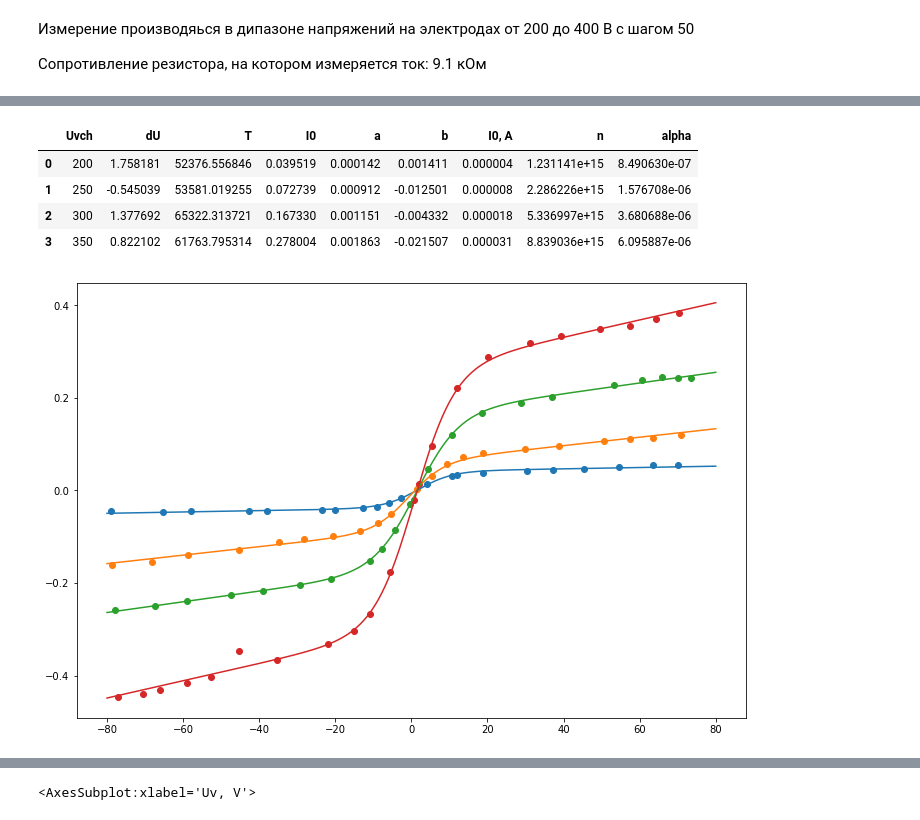
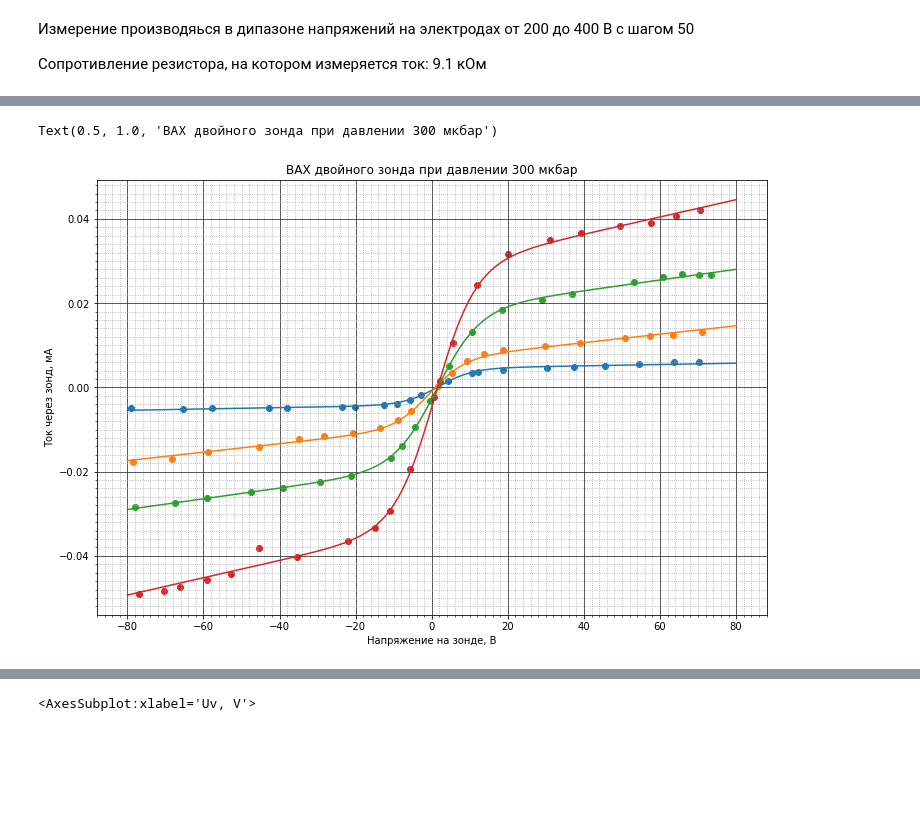
Before and after one commit to Redencon/Lapki, a Jupyter notebook: DZ.ipynb, the cells around one changed output, grey strips where cells are left out. Saved outputs shown, nothing was run; the diff lists cells and outputs as text; code cells hidden in the pictures; blank space fills up the shorter version.

```diff
--- a/DZ.ipynb
+++ b/DZ.ipynb
@@ -139,9 +139,11 @@ data = pd.DataFrame([
     {'Uv, V': +65.4, 'Ui, V': +.806, 'p, mkbar': 62.9, 'Uvch, V': 400},
     {'Uv, V': +72.5, 'Ui, V': +.848, 'p, mkbar': 62.9, 'Uvch, V': 400},
 ])
+data['Uv_real, V'] = data['Uv, V'] - data['Ui, V']
+data['I, mA'] = data['Ui, V'] / 9.1
 plt.figure(figsize=(12,8))
 ax = plt.axes()
-sns.scatterplot(data = data, x = 'Uv, V', y = 'Ui, V', ax=ax, hue='Uvch, V', palette='viridis')
+sns.scatterplot(data = data, x = 'Uv_real, V', y = 'I, mA', ax=ax, hue='Uvch, V', palette='viridis')
 
 from matplotlib.ticker import MultipleLocator
 plt.grid(which='major', color='#323232', linestyle='-')
@@ -233,40 +257,49 @@ def hehehe2(data, p0, cols = columns):
     for Uvch in p0:
         popti, pcovi = curve_fit(lambda U, T: U*T, data[data['Uvch, V'] == Uvch]['Uv, V'], data[data['Uvch, V'] == Uvch]['Ui, V'], maxfev=5000**2, p0=(1e-3))
         popt.append([Uvch] + list(popti))
         pcov.append([Uvch] + list(np.sqrt(pcovi.diagonal())))
         xs = np.linspace(-80, 80, 400)
         ys = xs * popti[-1]
         plt.plot(xs, ys)
         plt.scatter(data[data['Uvch, V'] == Uvch]['Uv, V'], data[data['Uvch, V'] == Uvch]['Ui, V'])
         plt.scatter(data[data['Uvch, V'] == Uvch]['Uv, V'], funcer(p0[Uvch][1:])(data[data['Uvch, V'] == Uvch]['Uv, V'], *popti), color='black')
     popts = pd.DataFrame(popt, columns=cols)
     pcovs = pd.DataFrame(pcov, columns=cols)
     return popts, pcovs
 
 def f_ez(U, T, I0, a, b):
     return I0 * np.tanh(1.6e-19*(U)/(2*1.38e-23*T)) + a*U + b
 
-popts2, pcovs2 =  hehehe(data2, p0)
+popts2, pcovs2, ax =  hehehe(data2, p0)
 
 # popts1, pcovs1 = hehehe(data, p0=(5e-1, 4e4, 0.2, 4e-3, 1e-2))
 
 # popts2
 
 # plt.figure(figsize=(12, 8))
 # popt, pcov = curve_fit(f, data2[data2['Uvch, V'] == 200]['Uv, V'], data2[data2['Uvch, V'] == 200]['Ui, V'], p0=(0.6, 1e5, 5e-2, -2e-5, -3e-4), maxfev=10**8)
 # for i in [1e3, 5e3, 1e4, 6e4, 1e5, 1e6, 6e6, 6e5]:
 #     xs = np.linspace(-80, 80, 500)
 #     ys = f(xs, *[0, i, 1e-2, 1e-4, 0])
 #     plt.plot(xs, ys)
 # plt.scatter(data2[data2['Uvch, V'] == 200]['Uv, V'], data2[data2['Uvch, V'] == 200]['Ui, V'])
-popts2['I0, A'] = popts2['I0'] / 9.1e3
-popts2['n'] = 6.02e22 * popts2['I0, A'] / np.sqrt(popts['T'])
+# popts2['I0, A'] = popts2['I0'] / 9.1e3
+
+from matplotlib.ticker import MultipleLocator
+plt.grid(which='major', color='#323232', linestyle='-')
+plt.grid(which='minor', color='#a4a4a4', linestyle=':')
+mlx = MultipleLocator(2)
+ax.xaxis.set_minor_locator(mlx)
+mly = MultipleLocator(0.002)
+ax.yaxis.set_minor_locator(mly)
+# data.to_csv('DZ.csv')
+popts2['n'] = 6.02e22 * popts2['I0, mA']*1e-3 / np.sqrt(popts['T'])
 popts2['alpha'] = popts2['n']/1.45e21
-popts2
+popts2['d_alpha'] = np.sqrt(0.5*(pcovs2['T'] / popts2['T'])**2 + (pcovs2['I0, mA']/popts2['I0, mA'])) * popts2['alpha']
+
+ax.set_xlabel('Напряжение на зонде, В')
+ax.set_ylabel('Ток через зонд, мА')
+ax.set_title('ВАХ двойного зонда при давлении 300 мкбар')
 # %% [output]
-|  | Uvch | dU | T | I0 | a | b | I0, A | n | alpha |
-| 0 | 200 | 1.758181 | 52376.556846 | 0.039519 | 0.000142 | 0.001411 | 0.000004 | 1.231141e+15 | 8.490630e-07 |
-| 1 | 250 | -0.545039 | 53581.019255 | 0.072739 | 0.000912 | -0.012501 | 0.000008 | 2.286226e+15 | 1.576708e-06 |
-| 2 | 300 | 1.377692 | 65322.313721 | 0.167330 | 0.001151 | -0.004332 | 0.000018 | 5.336997e+15 | 3.680688e-06 |
-| 3 | 350 | 0.822102 | 61763.795314 | 0.278004 | 0.001863 | -0.021507 | 0.000031 | 8.839036e+15 | 6.095887e-06 |
+Text(0.5, 1.0, 'ВАХ двойного зонда при давлении 300 мкбар')
-[figure, old version]
+[figure, new version]
```
Also changed, not shown: parts of 10 cells of this notebook.
